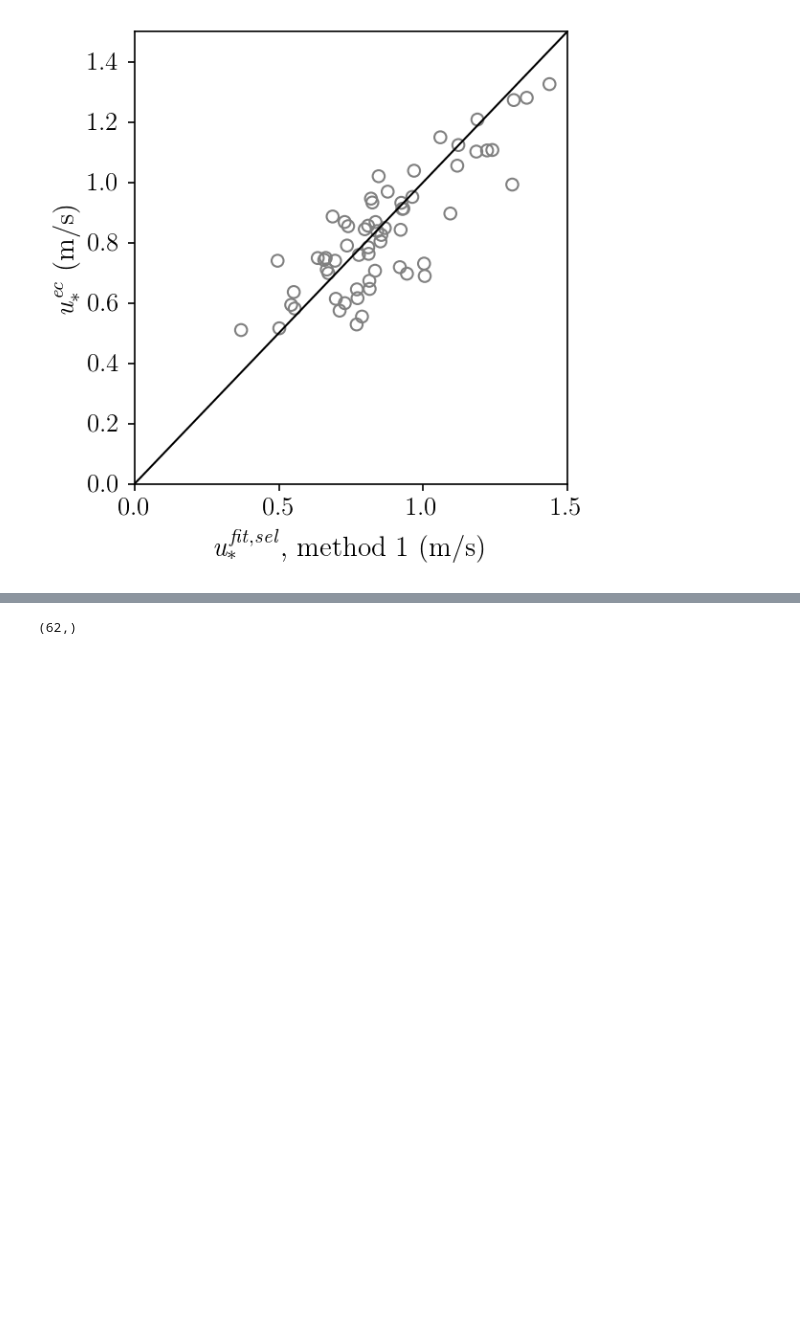
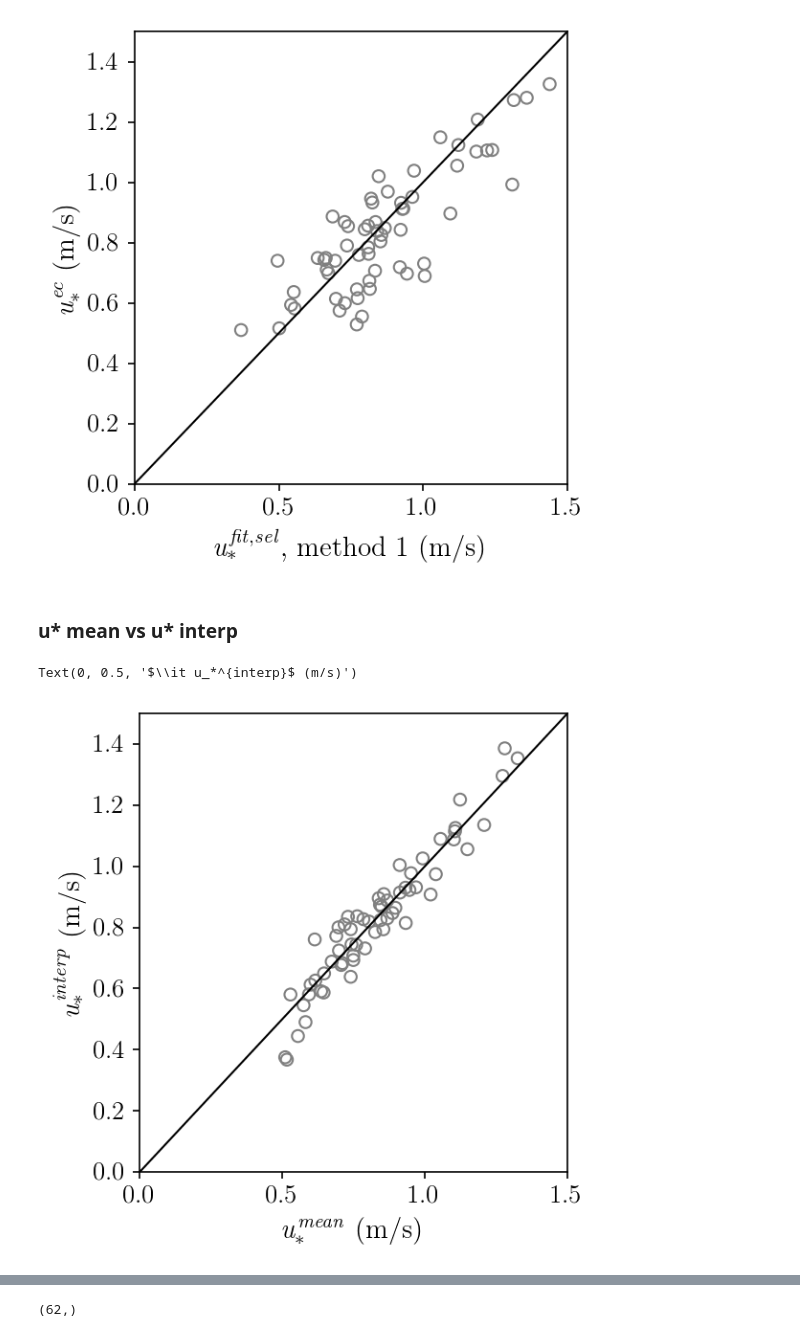
Before and after one commit to yueqin813/EC_analys, a Jupyter notebook: b1_neutral_MVP.ipynb, the cells around one changed output, grey strips where cells are left out. Drawn from its saved outputs; the diff is of its cells as text; code cells hidden in the pictures; blank space fills up the shorter version.

```diff
--- a/b1_neutral_MVP.ipynb
+++ b/b1_neutral_MVP.ipynb
@@ -447,3 +523,16 @@ plt.savefig(OUT_DIRECTORY + 'ustr_scatter_m1_ec.png', dpi=200)
 # %% [output]
 [figure]
+# %% [markdown]
+### u* mean vs u* interp ###
+# %%
+plt.figure(figsize=(4, 4), dpi=150,tight_layout=True)
+plt.scatter(u_star_m2,u_star_fit, edgecolors='grey', facecolors='none')
+plt.xlim((0,1.5))
+plt.ylim((0,1.5))
+plt.gca().axline((1, 1), slope=1, color='black', linestyle='solid', linewidth=1)
+plt.xlabel(r'$\it u_*^{mean}$ (m/s)',fontsize=font_size)
+plt.ylabel(r'$\it u_*^{interp}$ (m/s)',fontsize=font_size)
+# %% [output]
+Text(0, 0.5, '$\\it u_*^{interp}$ (m/s)')
+[figure, added]
 # %% [markdown]
```
Also changed, not shown: parts of 33 cells of this notebook, 4 other files.
